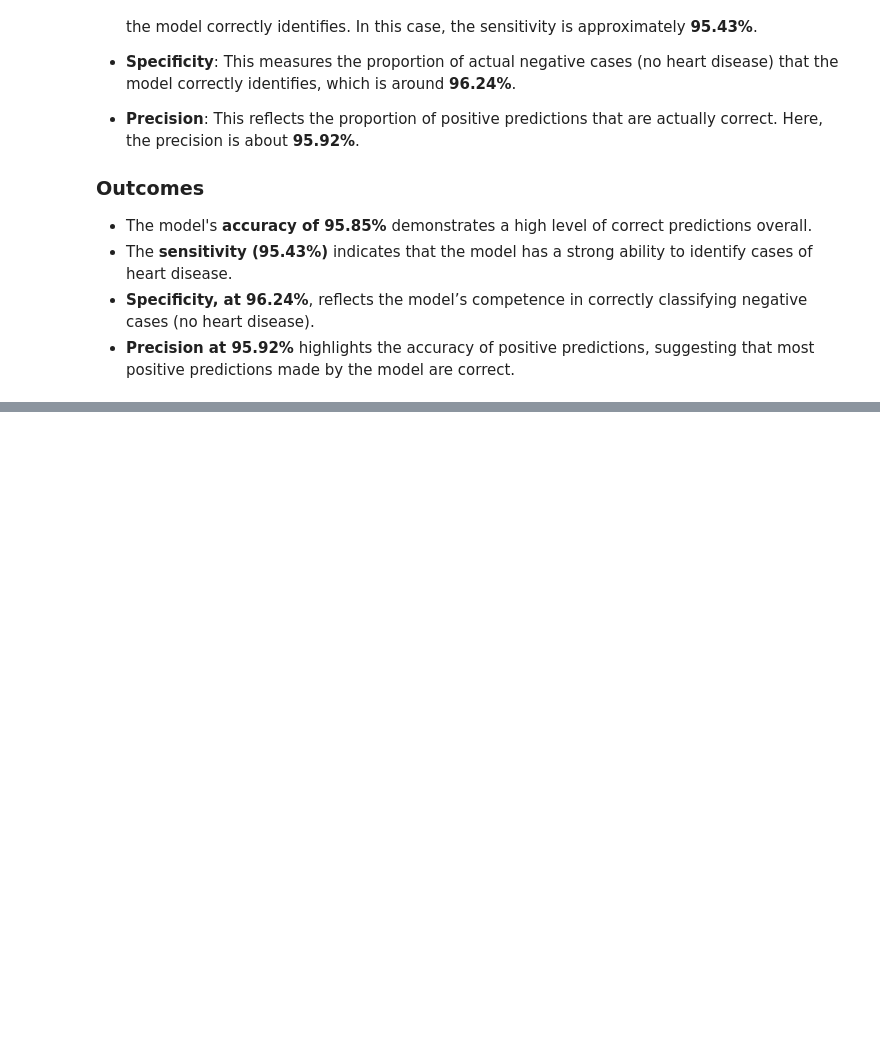
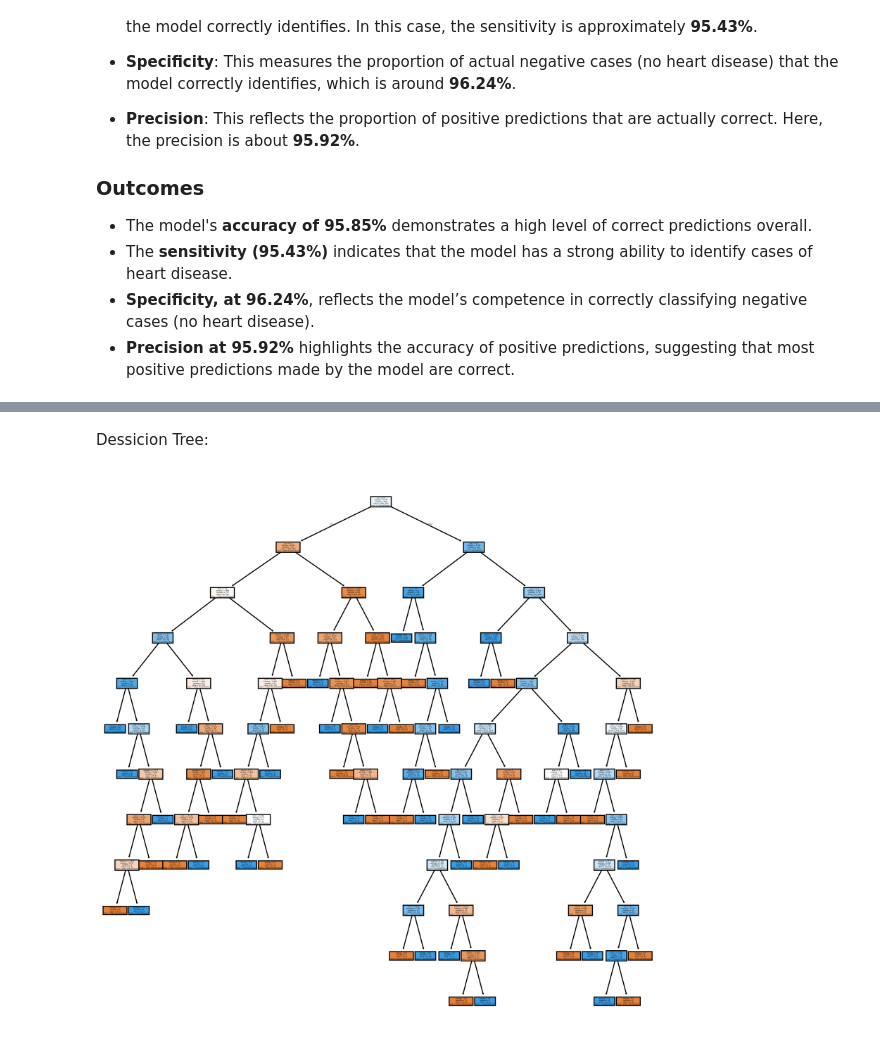
Before and after one commit to Aseel533/try, a Jupyter notebook: phase3.ipynb, the cells around one changed output, grey strips where cells are left out. Saved outputs shown, nothing was run; the diff lists cells and outputs as text; code cells hidden in the pictures; blank space fills up the shorter version.

```diff
--- a/phase3.ipynb
+++ b/phase3.ipynb
@@ -373,0 +419,17 @@ Precision: 0.9591836734693877
+# %% [markdown]
+Dessicion Tree:
+# %%
+fig, axes = plt.subplots(nrows=1, ncols=1, figsize=(10, 10), dpi=400)
+
+
+class_labels = {0: '0(Not HeartDisease)' , 1:'1(HeartDisease)'}
+
+tree.plot_tree(clf3,
+               feature_names=fn,
+               class_names=[class_labels[0], class_labels[1]],
+               filled=True
+               )
+
+plt.show()
+# %% [output]
+[figure, added]
```
Also changed, not shown: parts of 16 cells of this notebook.
